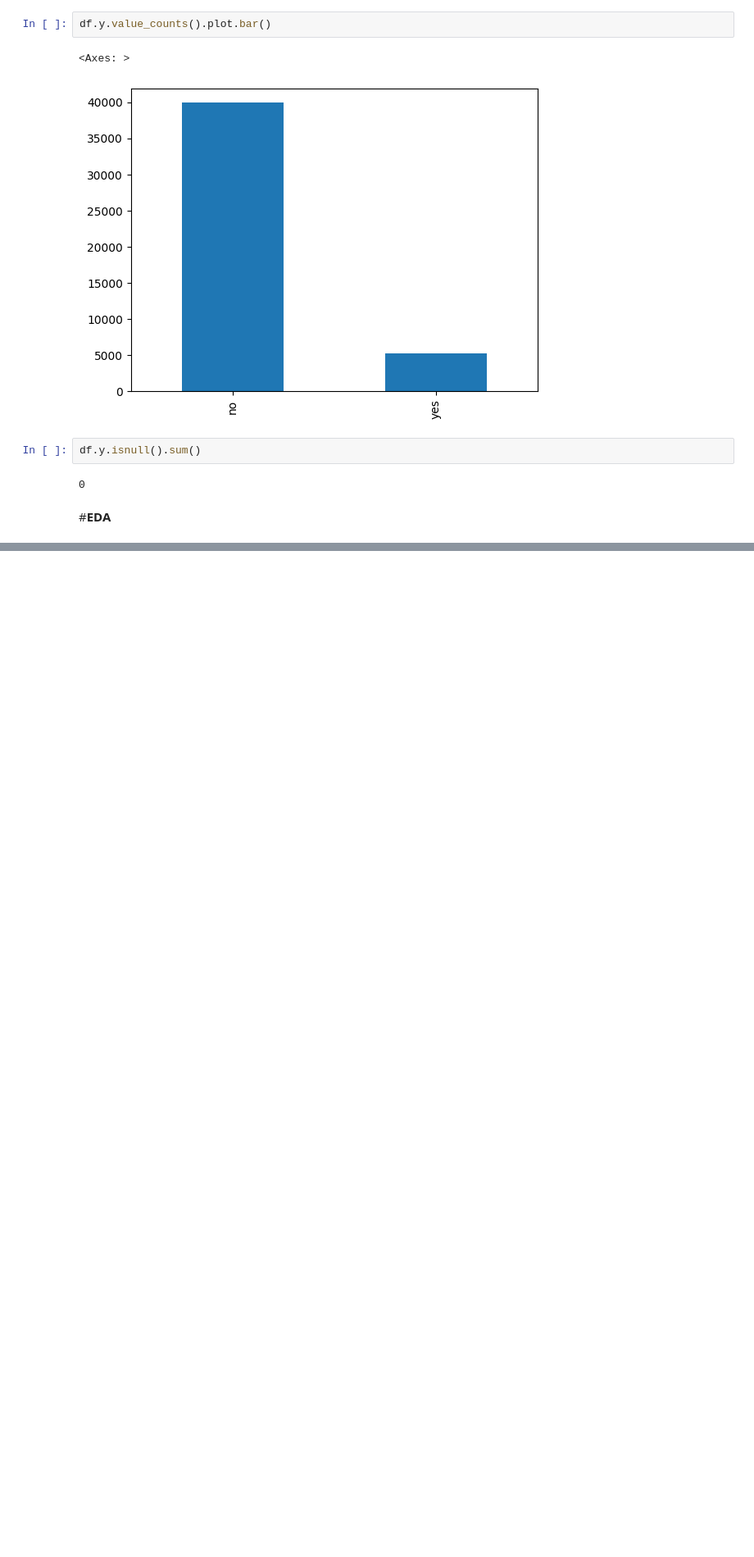
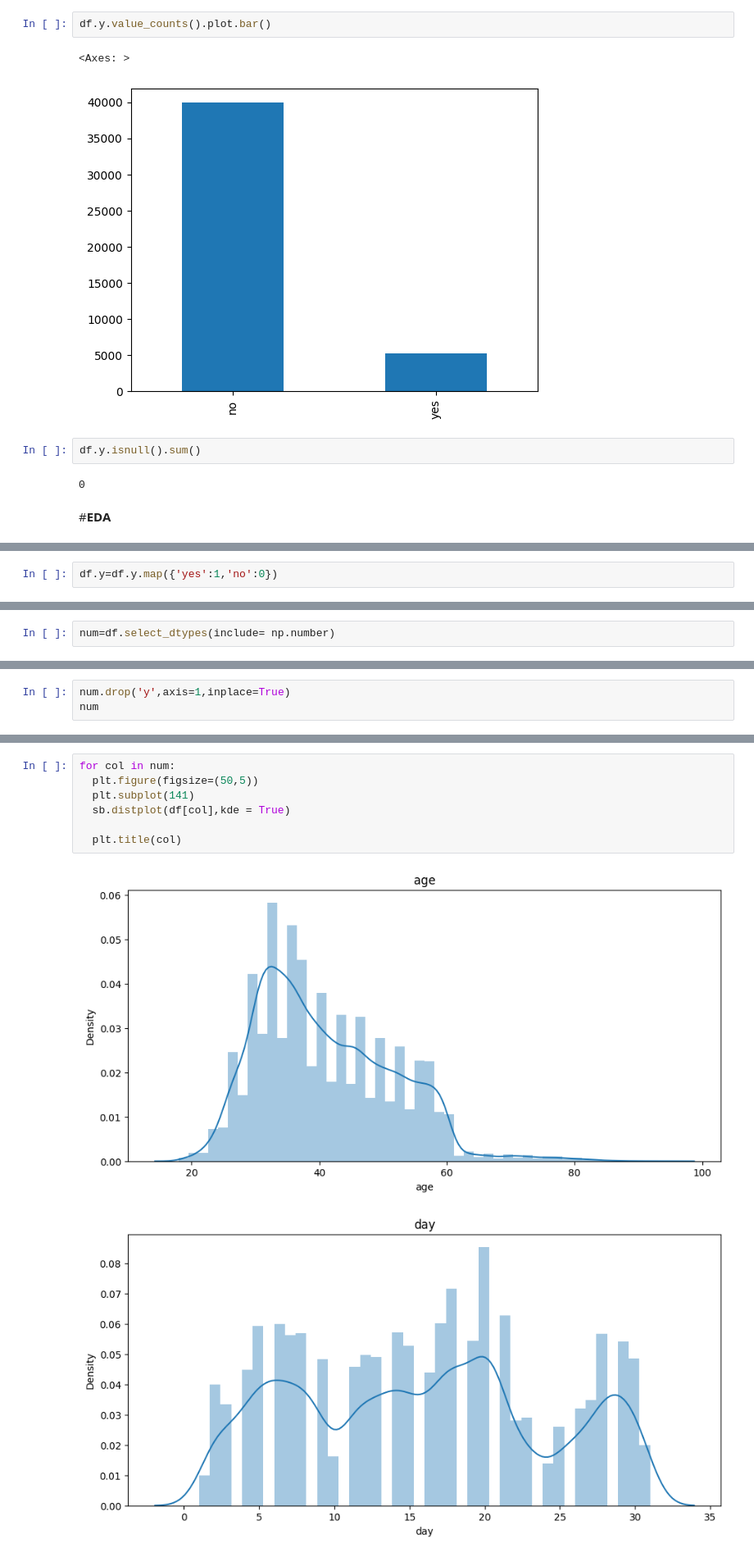
Before and after one commit to mahshooq-karayil/data-science, a Jupyter notebook: customer_conversion_prediction/customer_conversion_prediction.ipynb, the cells around one changed output, grey strips where cells are left out. Shown at 82% size. Drawn from its saved outputs; the diff is of its cells as text; blank space fills up the shorter version.

```diff
--- a/customer_conversion_prediction/customer_conversion_prediction.ipynb
+++ b/customer_conversion_prediction/customer_conversion_prediction.ipynb
@@ -415,0 +458,2 @@ df.y.isnull().sum()
+# %%
+df.y=df.y.map({'yes':1,'no':0})
@@ -415,0 +493,2 @@ df.y.isnull().sum()
+# %%
+num=df.select_dtypes(include= np.number)
@@ -415,0 +511,3 @@ df.y.isnull().sum()
+# %%
+num.drop('y',axis=1,inplace=True)
+num
@@ -415,0 +528,10 @@ df.y.isnull().sum()
+# %%
+for col in num:
+  plt.figure(figsize=(50,5))
+  plt.subplot(141)
+  sb.distplot(df[col],kde = True)
+
+  plt.title(col)
+# %% [output]
+[figure, added]
+[figure, added]
```
Also changed, not shown: parts of 21 cells of this notebook.
